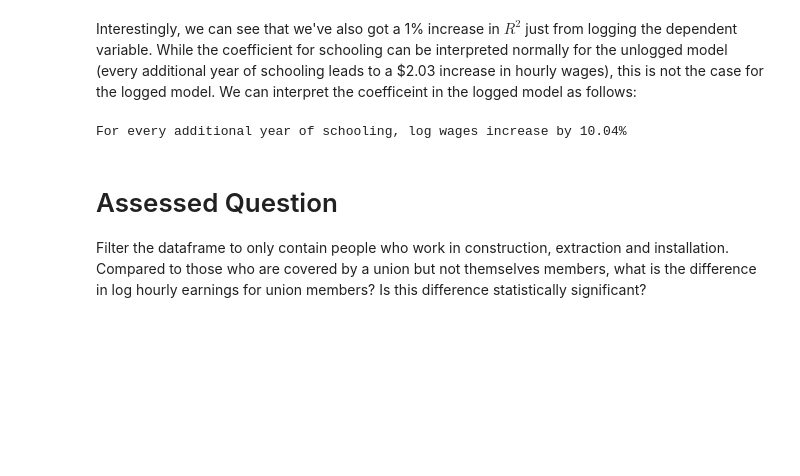
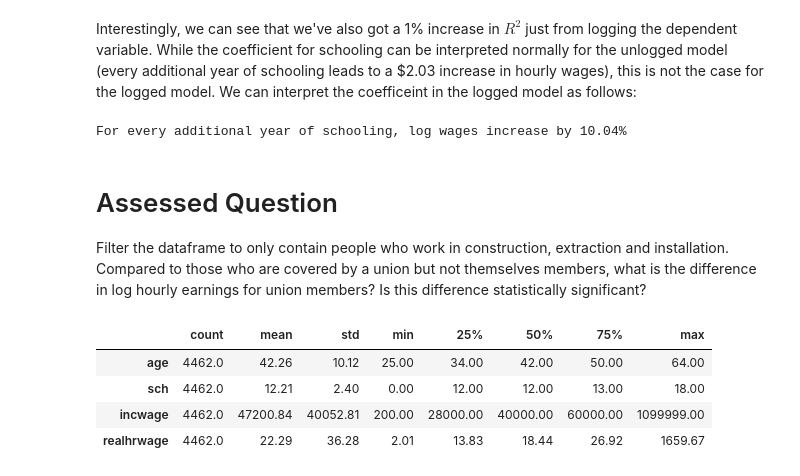
Before and after one commit to jessiewong0719/QM2, a Jupyter notebook: W5_Distributions_and_Basic_Statistics.ipynb, the cells around one changed output. Saved outputs shown, nothing was run; the diff lists cells and outputs as text; code cells hidden in the pictures; blank space fills up the shorter version.

```diff
--- a/W5_Distributions_and_Basic_Statistics.ipynb
+++ b/W5_Distributions_and_Basic_Statistics.ipynb
@@ -574,3 +585,42 @@ For every additional year of schooling, log wages increase by 10.04%
 # Assessed Question
 
 Filter the dataframe to only contain people who work in construction, extraction and installation. Compared to those who are covered by a union but not themselves members, what is the difference in log hourly earnings for union members? Is this difference statistically significant?
+# %%
+#This tells python to draw the graphs "inline" - in the notebook
+%matplotlib inline
+import matplotlib.pyplot as plt
+import statsmodels.api as sm
+from math import sqrt
+from numpy.random import seed
+from numpy.random import randn
+from numpy import mean
+from scipy.stats import sem
+import statistics
+import seaborn as sns
+from IPython.display import display, Math, Latex, display_latex
+import plotly.express as px
+import pylab
+import pandas as pd
+import numpy as np
+# make the plots (graphs) a little wider by default
+pylab.rcParams['figure.figsize'] = (10., 8.)
+sns.set(font_scale=1.5)
+sns.set_style("white")
+
+df=pd.read_csv('https://storage.googleapis.com/qm2/wk7/cps.csv')
+df.head()
+
+reg_df = reg_df[reg_df['occupation'] == 'Consruction, Extraction, Installation']
+reg_df[['race', 'union', 'sex', 'occupation', 'ind', 'state']] = reg_df[['race', 'union', 'sex', 'occupation', 'ind', 'state']].astype('category')
+union_members = reg_df[reg_df['union'] == 1]
+non_union_members = reg_df[reg_df['union'] == 0]
+
+summary=reg_df.describe().round(2)  # generate summary statistics, and round everything to 2 decimal degrees
+summary=summary.T #.T transposes the table (rows become columns and vice versa)
+summary
+# %% [output]
+|  | count | mean | std | min | 25% | 50% | 75% | max |
+| age | 4462.0 | 42.26 | 10.12 | 25.00 | 34.00 | 42.00 | 50.00 | 64.00 |
+| sch | 4462.0 | 12.21 | 2.40 | 0.00 | 12.00 | 12.00 | 13.00 | 18.00 |
+| incwage | 4462.0 | 47200.84 | 40052.81 | 200.00 | 28000.00 | 40000.00 | 60000.00 | 1099999.00 |
+| realhrwage | 4462.0 | 22.29 | 36.28 | 2.01 | 13.83 | 18.44 | 26.92 | 1659.67 |
```
Also changed, not shown: parts of 2 cells of this notebook.
